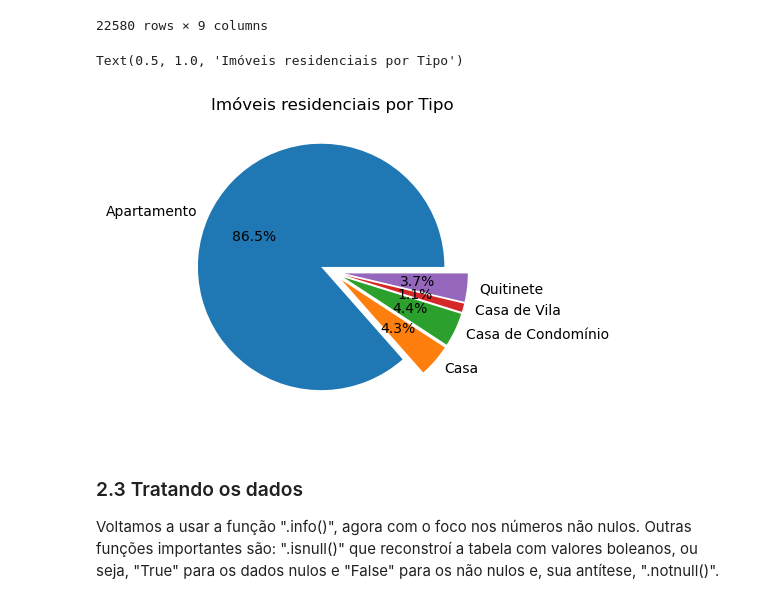
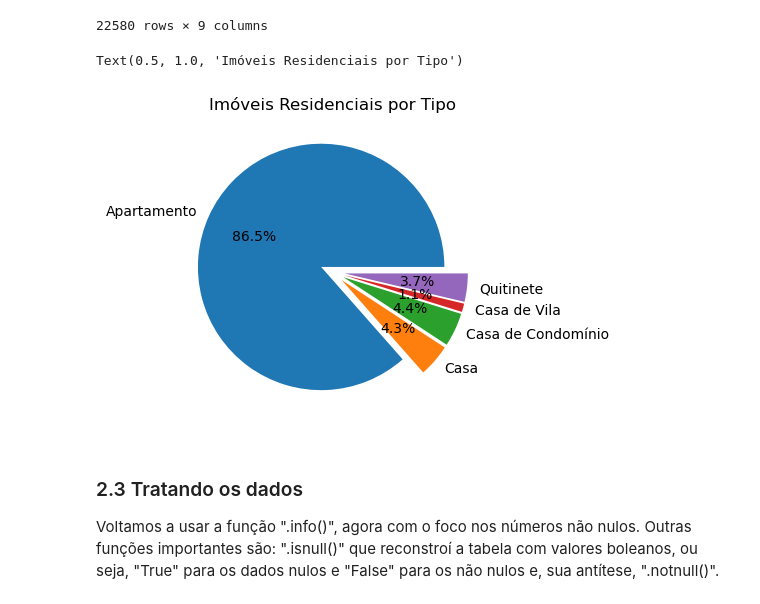
Before and after one commit to DrAdriano/Analise-de-Outliers, a Jupyter notebook: Solução Detalhada.ipynb, the cells around one changed output. Cells and saved outputs as stored; diff of their text form; code cells hidden in the pictures.

```diff
--- a/Solução Detalhada.ipynb
+++ b/Solução Detalhada.ipynb
@@ -422,16 +420,16 @@ dados_residenciais
 # %%
 # Criando um gráfico dos tipos de imóveis.
 plt.rc('figure', figsize = (8, 4))
 area = plt.figure()
 g1 = area.add_subplot(1, 1, 1)
 grupo1 = dados_residenciais.groupby('Tipo')['Aluguel']
 label = grupo1.count().index
 valores = grupo1.count().values
 g1.pie(valores, labels = label, autopct='%1.1f%%', explode = (.1, .1, .1, .1, .1))
-g1.set_title('Imóveis residenciais por Tipo')
+g1.set_title('Imóveis Residenciais por Tipo')
 # %% [output]
-Text(0.5, 1.0, 'Imóveis residenciais por Tipo')
+Text(0.5, 1.0, 'Imóveis Residenciais por Tipo')
-[figure, old version]
+[figure, new version]
 # %%
 # Salvando o gráfico
 area.savefig('Arquivos_gerados_no_código/ImoveisResidenciaisPorTipo.png', dpi = 300, bbox_inches = 'tight')
```
Also changed, not shown: parts of 66 cells of this notebook, 11 other files.
